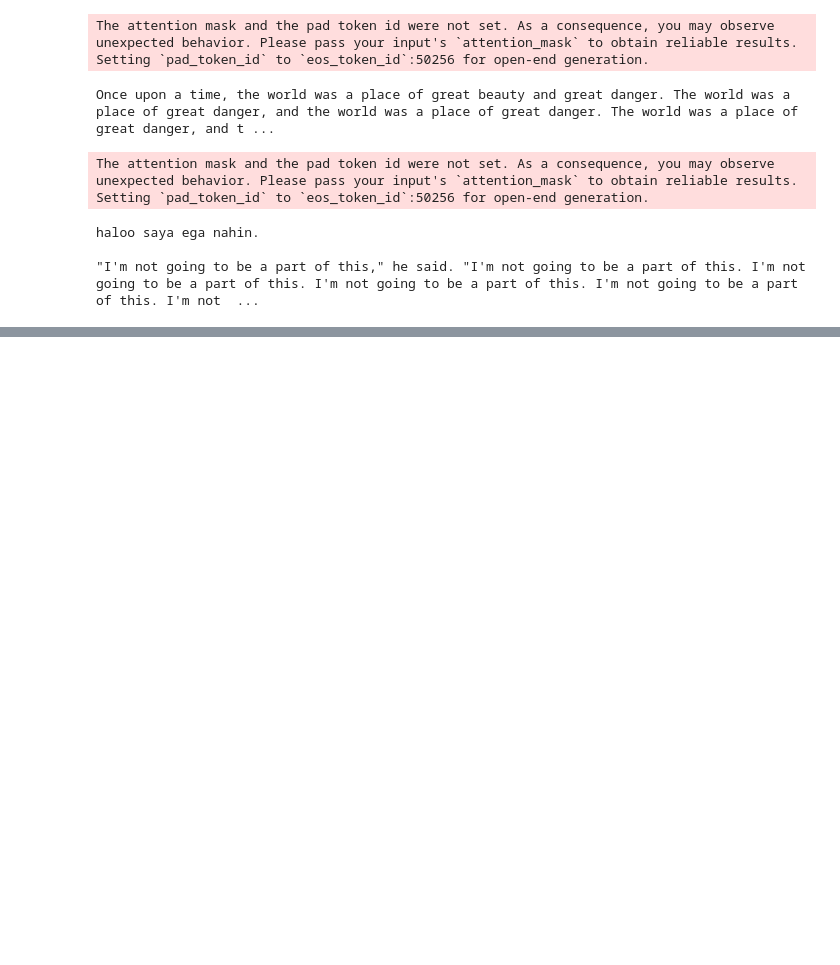
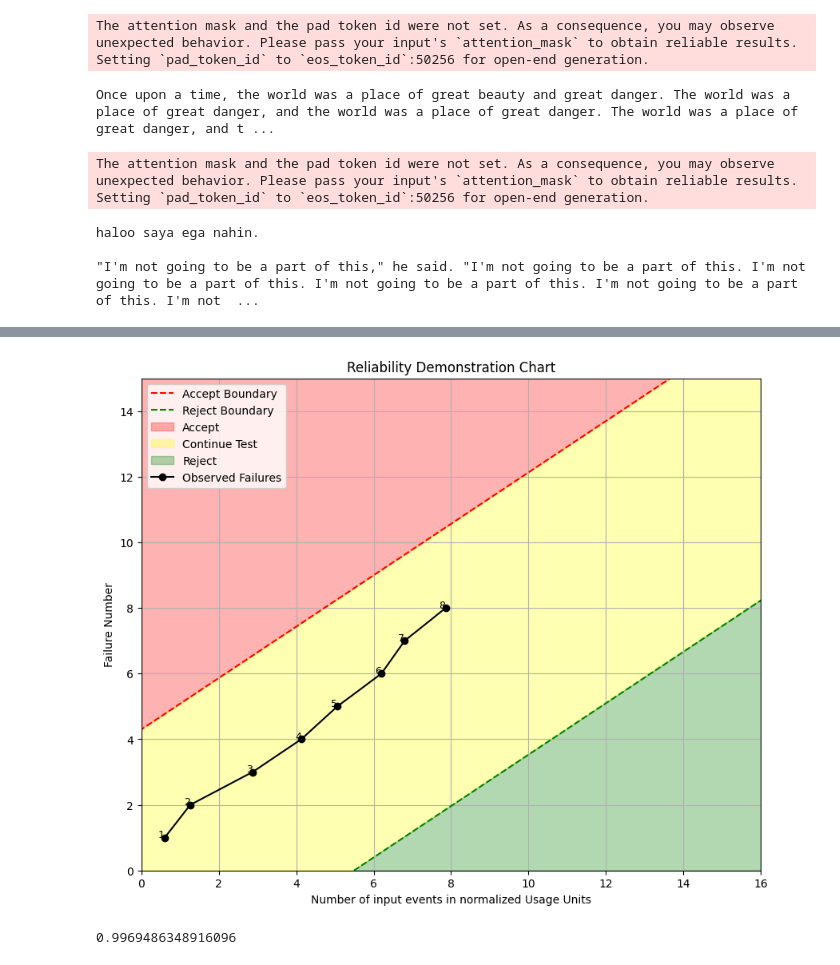
Before and after one commit to EgaTypeR/DestiSmart, a Jupyter notebook: chatbot/fine tunning.ipynb, the cells around one changed output, grey strips where cells are left out. Saved outputs shown, nothing was run; the diff lists cells and outputs as text; code cells hidden in the pictures; blank space fills up the shorter version.

```diff
--- a/chatbot/fine tunning.ipynb
+++ b/chatbot/fine tunning.ipynb
@@ -57,0 +147,63 @@ haloo saya ega nahin.
+# %%
+import numpy as np
+import matplotlib.pyplot as plt
+
+# Parameter (misalnya, customer risk dan developer risk)
+alpha = 0.1  # customer risk
+beta = 0.1    # developer risk
+gamma = 0.6   # intensity failure objective
+
+# Menghitung nilai A dan B
+A = np.log(beta / (1 - alpha))
+B = np.log((1 - beta) / alpha)
+
+# Data kegagalan
+failure_numbers = np.array([1, 2, 3, 4, 5, 6, 7, 8])
+measures = np.array([9, 19, 43, 62, 76, 93, 102, 118])
+normalized_measures = np.array([0.6, 1.26, 2.87, 4.13, 5.06, 6.20, 6.80, 7.86])
+
+# Batas area accept dan reject
+n_values = np.arange(0, 16, 0.1)
+Tn_accept = (A / (1 - gamma)) - (np.log(gamma) / (1 - gamma)) * n_values
+Tn_reject = (B / (1 - gamma)) - (np.log(gamma) / (1 - gamma)) * n_values
+
+# Intersep
+Tn_accept_intercept = A / (1 - gamma)
+n_reject_intercept = B / np.log(gamma)
+
+# Plot grafik
+plt.figure(figsize=(10, 8))
+
+# Plot batas area accept dan reject
+plt.plot(Tn_accept, n_values, 'r--', label='Accept Boundary')
+plt.plot(Tn_reject, n_values, 'g--', label='Reject Boundary')
+
+# Plot area
+plt.fill_betweenx(n_values, 0, Tn_accept, where=(Tn_accept >= 0), color='red', alpha=0.3, label='Accept')
+plt.fill_betweenx(n_values, Tn_accept, Tn_reject, color='yellow', alpha=0.3, label='Continue Test')
+plt.fill_betweenx(n_values, Tn_reject, max(Tn_reject), color='green', alpha=0.3, label='Reject')
+
+# Plot observed failures
+plt.plot(normalized_measures, failure_numbers, 'ko-', label='Observed Failures')
+
+# Label, title, legend, and grid
+plt.xlabel('Number of input events in normalized Usage Units')
+plt.ylabel('Failure Number')
+plt.title('Reliability Demonstration Chart')
+plt.legend()
+plt.grid(True)
+plt.xlim(0, 16)
+plt.ylim(0, 15)
+
+# Annotate points
+for i, (x, y) in enumerate(zip(normalized_measures, failure_numbers)):
+    plt.text(x, y, str(failure_numbers[i]), fontsize=9, ha='right')
+
+# Show plot
+plt.show()
+# %% [output]
+[figure, added]
+# %%
+np.log(2.71)
+# %% [output]
+0.9969486348916096
```
Also changed, not shown: parts of 6 cells of this notebook, 3 other files.
